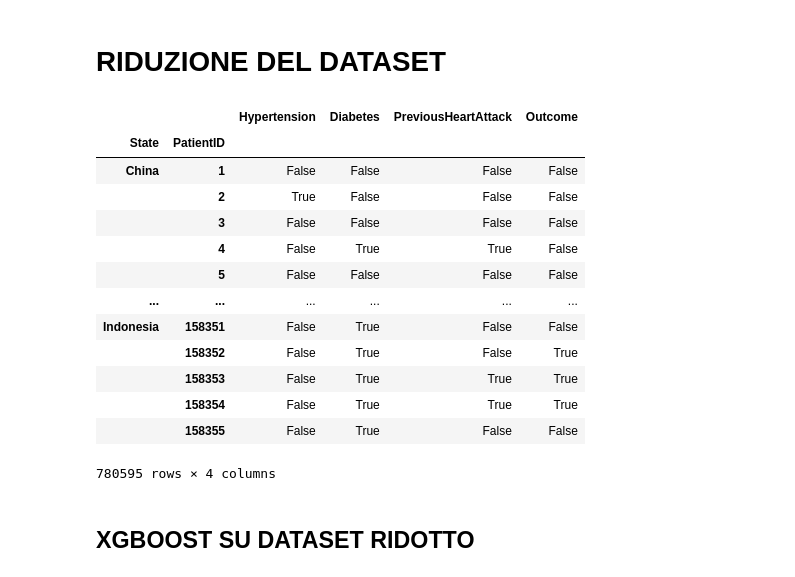
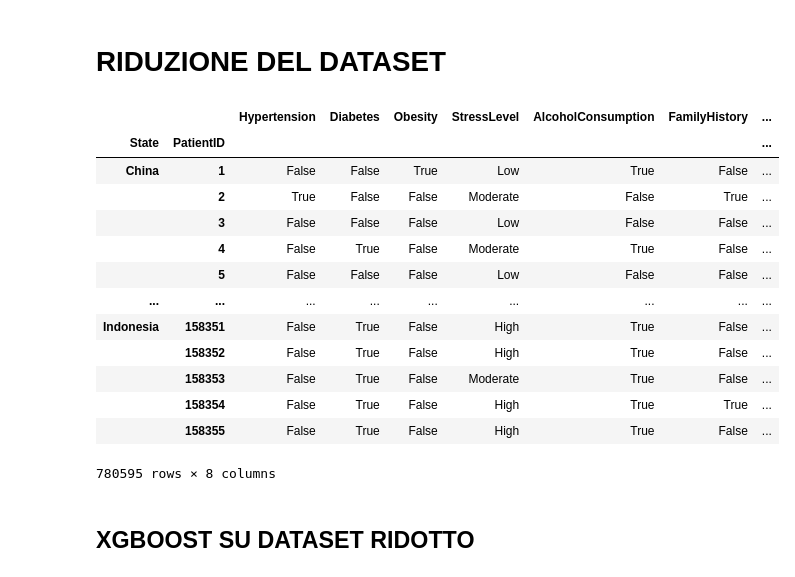
Before and after one commit to miriamsonaglia/Heart-Attack-Prediction-Model, a Jupyter notebook: DataIntensive.ipynb, the cells around one changed output. Cells and saved outputs as stored; diff of their text form; code cells hidden in the pictures.

Commit message:
5 columns on the reducedDataset

```diff
--- a/DataIntensive.ipynb
+++ b/DataIntensive.ipynb
@@ -1790,24 +1790,23 @@ Miglior F1: XGBoost (0.5691)
 # %% [markdown]
 # RIDUZIONE DEL DATASET
 # %%
-reducedDataset = dataset.drop(columns=['Age', 'Gender', 'Smoker', 'Cholesterol', 'PhysicalActivity', 'HealthyDiet',
-                                       'IncomeLevel', 'BloodPressure', 'StressLevel', 'Obesity', 'AlcoholConsumption', 'FamilyHistory'])
+reducedDataset = dataset.drop(columns=['Age', 'Gender', 'Smoker', 'Cholesterol', 'PhysicalActivity', 'HealthyDiet', 'IncomeLevel', 'BloodPressure'])
 reducedDataset
 # %% [output]
-|  |  | Hypertension | Diabetes | PreviousHeartAttack | Outcome |
-| State | PatientID |  |  |  |  |
-| China | 1 | False | False | False | False |
-|  | 2 | True | False | False | False |
-|  | 3 | False | False | False | False |
-|  | 4 | False | True | True | False |
-|  | 5 | False | False | False | False |
-| ... | ... | ... | ... | ... | ... |
-| Indonesia | 158351 | False | True | False | False |
-|  | 158352 | False | True | False | True |
-|  | 158353 | False | True | True | True |
-|  | 158354 | False | True | True | True |
-|  | 158355 | False | True | False | False |
+|  |  | Hypertension | Diabetes | Obesity | StressLevel | AlcoholConsumption | FamilyHistory | ... |
+| State | PatientID |  |  |  |  |  |  | ... |
+| China | 1 | False | False | True | Low | True | False | ... |
+|  | 2 | True | False | False | Moderate | False | True | ... |
+|  | 3 | False | False | False | Low | False | False | ... |
+|  | 4 | False | True | False | Moderate | True | False | ... |
+|  | 5 | False | False | False | Low | False | False | ... |
+| ... | ... | ... | ... | ... | ... | ... | ... | ... |
+| Indonesia | 158351 | False | True | False | High | True | False | ... |
+|  | 158352 | False | True | False | High | True | False | ... |
+|  | 158353 | False | True | False | Moderate | True | False | ... |
+|  | 158354 | False | True | False | High | True | True | ... |
+|  | 158355 | False | True | False | High | True | False | ... |
-780595 rows × 4 columns
+780595 rows × 8 columns
 # %% [markdown]
 ## XGBOOST SU DATASET RIDOTTO
 # %%
```
Also changed, not shown: parts of 4 cells of this notebook.
